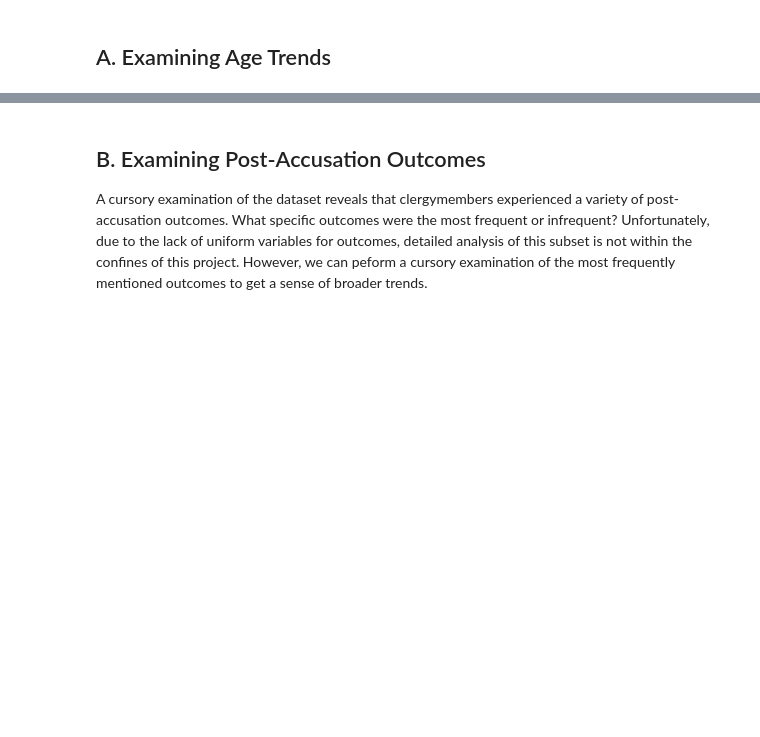
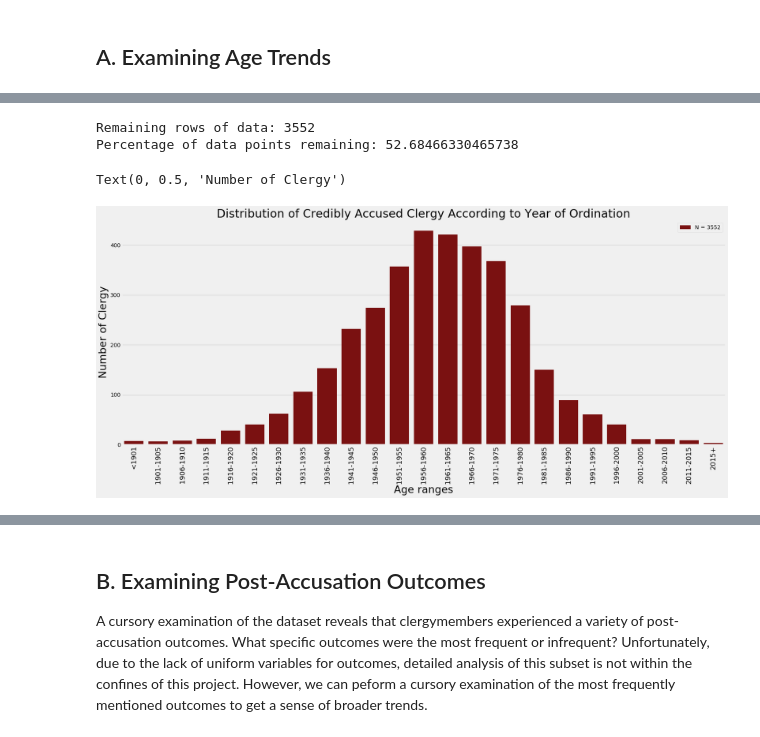
Before and after one commit to Skye80/Data-Analysis-Portfolio, a Jupyter notebook: Analysis of Credibly Accused Clergy Data.ipynb, the cells around one changed output, grey strips where cells are left out. Cells and saved outputs as stored; diff of their text form; code cells hidden in the pictures; blank space fills up the shorter version.

```diff
--- a/Analysis of Credibly Accused Clergy Data.ipynb
+++ b/Analysis of Credibly Accused Clergy Data.ipynb
@@ -70,0 +103,26 @@ We will start with the first question, beginning with plotting the distribution
+# %%
+#Processing age data into ranges
+bins = [0, 1901, 1905, 1910, 1915, 1920, 1925, 1930, 1935, 1940, 1945, 1950, 1955, 1960, 1965, 1970, 1975, 1980, 1985, 1990, 1995, 2000, 2005, 2010, 2015, np.inf]
+range_names = ['<1901', '1901-1905', '1906-1910', '1911-1915', '1916-1920', '1921-1925', '1926-1930', '1931-1935', '1936-1940', '1941-1945', '1946-1950', '1951-1955', '1956-1960', '1961-1965', '1966-1970', '1971-1975', '1976-1980', '1981-1985', '1986-1990', '1991-1995', '1996-2000', '2001-2005', '2006-2010', '2011-2015', '2015+']
+
+clergydata['ord range'] = pd.cut(clergydata['ord_date'], bins, labels = range_names)
+
+#Removing null values for plot
+clergyordranges_cleaned = clergydata['ord range'].dropna(axis = 0, how ='any')
+
+print("Remaining rows of data: " + str(len(clergyordranges_cleaned)))
+print("Percentage of data points remaining: " + str((int(len(clergyordranges_cleaned))/(6742))*100))
+
+plt.style.use('fivethirtyeight')
+plt.figure(figsize=(25,10))
+sns.countplot(clergyordranges_cleaned, color = 'darkred')
+plt.xticks(fontsize = 18, rotation = 90)
+plt.legend(labels=['N = 3552'])
+plt.title('Distribution of Credibly Accused Clergy According to Year of Ordination', fontsize = 30)
+plt.xlabel('Age ranges', fontsize = 27)
+plt.ylabel('Number of Clergy', fontsize = 27)
+# %% [output]
+Remaining rows of data: 3552
+Percentage of data points remaining: 52.68466330465738
+Text(0, 0.5, 'Number of Clergy')
+[figure, added]
```
Also changed, not shown: parts of 23 cells of this notebook.
